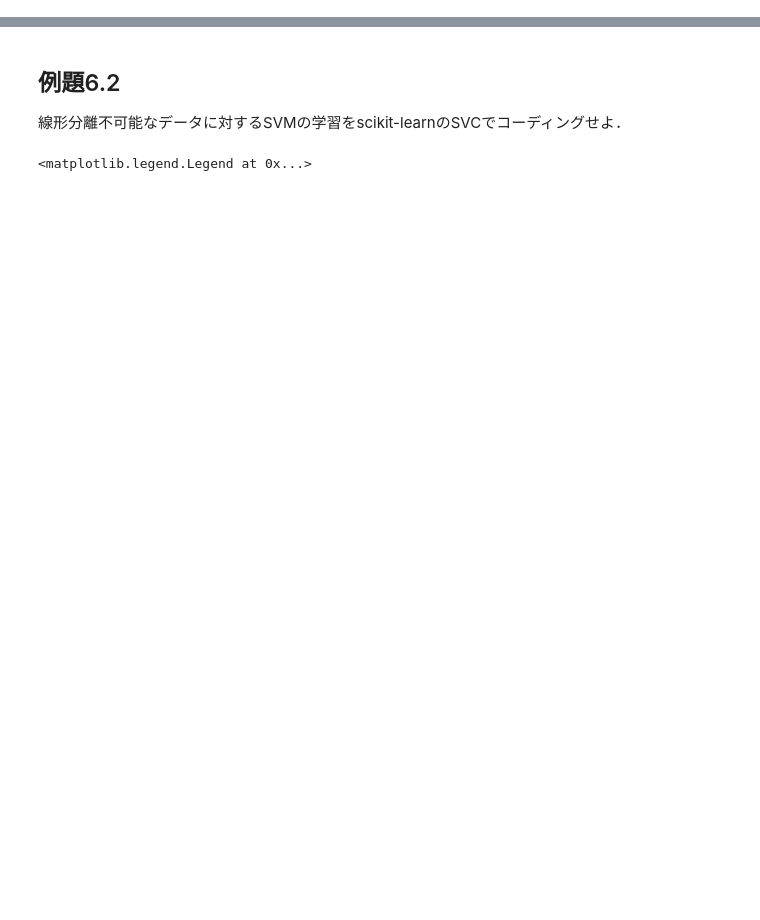
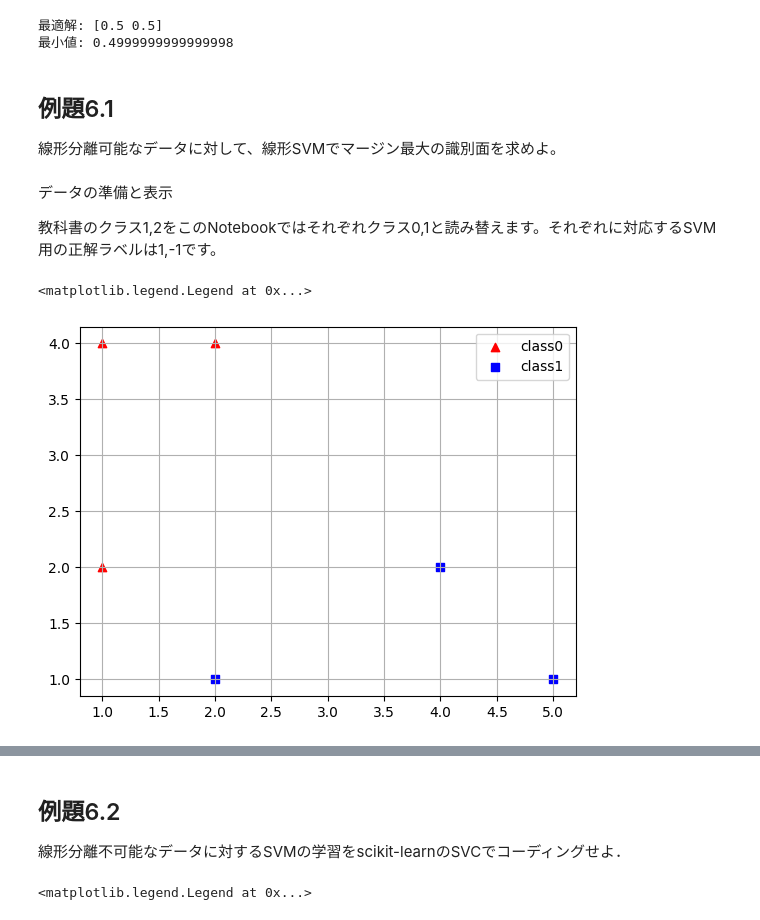
Before and after one commit to MasahiroAraki/SpeechRecognition, a Jupyter notebook: Python/chap06.ipynb, the cells around one changed output, grey strips where cells are left out. Drawn from its saved outputs; the diff is of its cells as text; code cells hidden in the pictures; blank space fills up the shorter version.

```diff
--- a/Python/chap06.ipynb
+++ b/Python/chap06.ipynb
@@ -22,0 +48,44 @@ Successfully installed mlxtend-0.20.0
+# %%
+import numpy as np
+from scipy.optimize import minimize
+
+# 目的関数
+def f(x):
+    return x[0]**2 + x[1]**2
+
+# 制約式
+cons = ({'type': 'eq', 'fun': lambda x:  x[0] + x[1] - 1})
+
+# 初期値
+x0 = np.array([0.1, 0.1])
+
+# 最適化
+res = minimize(f, x0, constraints=cons)
+
+print("最適解:", res.x)
+print("最小値:", res.fun)
+# %% [output]
+最適解: [0.5 0.5]
+最小値: 0.4999999999999998
+# %% [markdown]
+## 例題6.1
+
+線形分離可能なデータに対して、線形SVMでマージン最大の識別面を求めよ。
+# %% [markdown]
+データの準備と表示
+
+教科書のクラス1,2をこのNotebookではそれぞれクラス0,1と読み替えます。それぞれに対応するSVM用の正解ラベルは1,-1です。
+# %%
+import numpy as np
+import matplotlib.pyplot as plt
+from mlxtend.plotting import plot_decision_regions
+
+X = np.array([[1.0, 2.0], [1.0, 4.0], [2.0, 4.0], [2.0, 1.0], [5.0, 1.0], [4.0, 2.0]])
+y = np.array([1, 1, 1, -1, -1, -1])
+plt.grid()
+plt.scatter(X[:, 0][y==1], X[:, 1][y==1], c='red', marker='^', label='class0')
+plt.scatter(X[:, 0][y==-1], X[:, 1][y==-1], c='blue', marker='s', label='class1')
+plt.legend(loc='upper right')
+# %% [output]
+<matplotlib.legend.Legend at 0x...>
+[figure, added]
```
Also changed, not shown: parts of 23 cells of this notebook, 1 other file.
